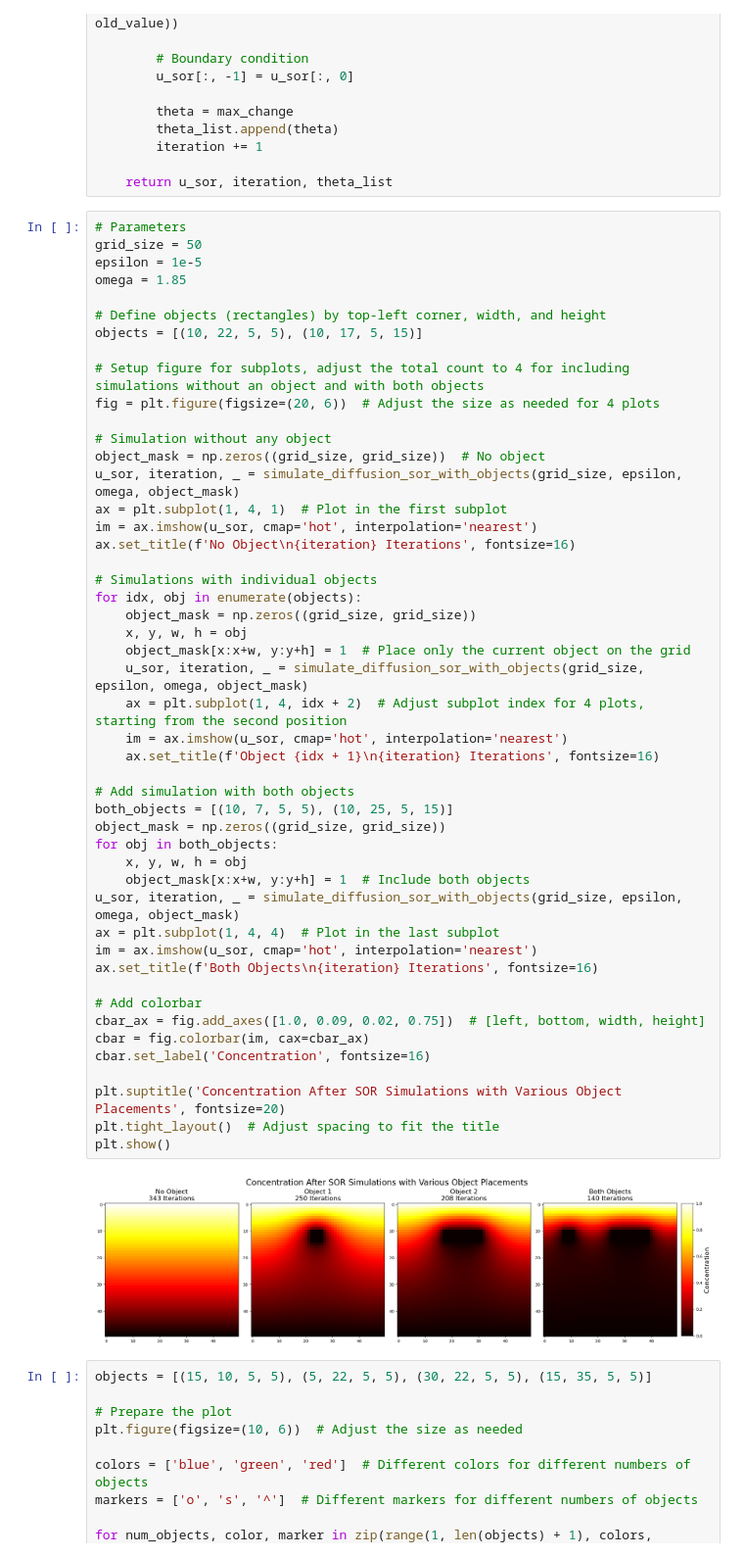
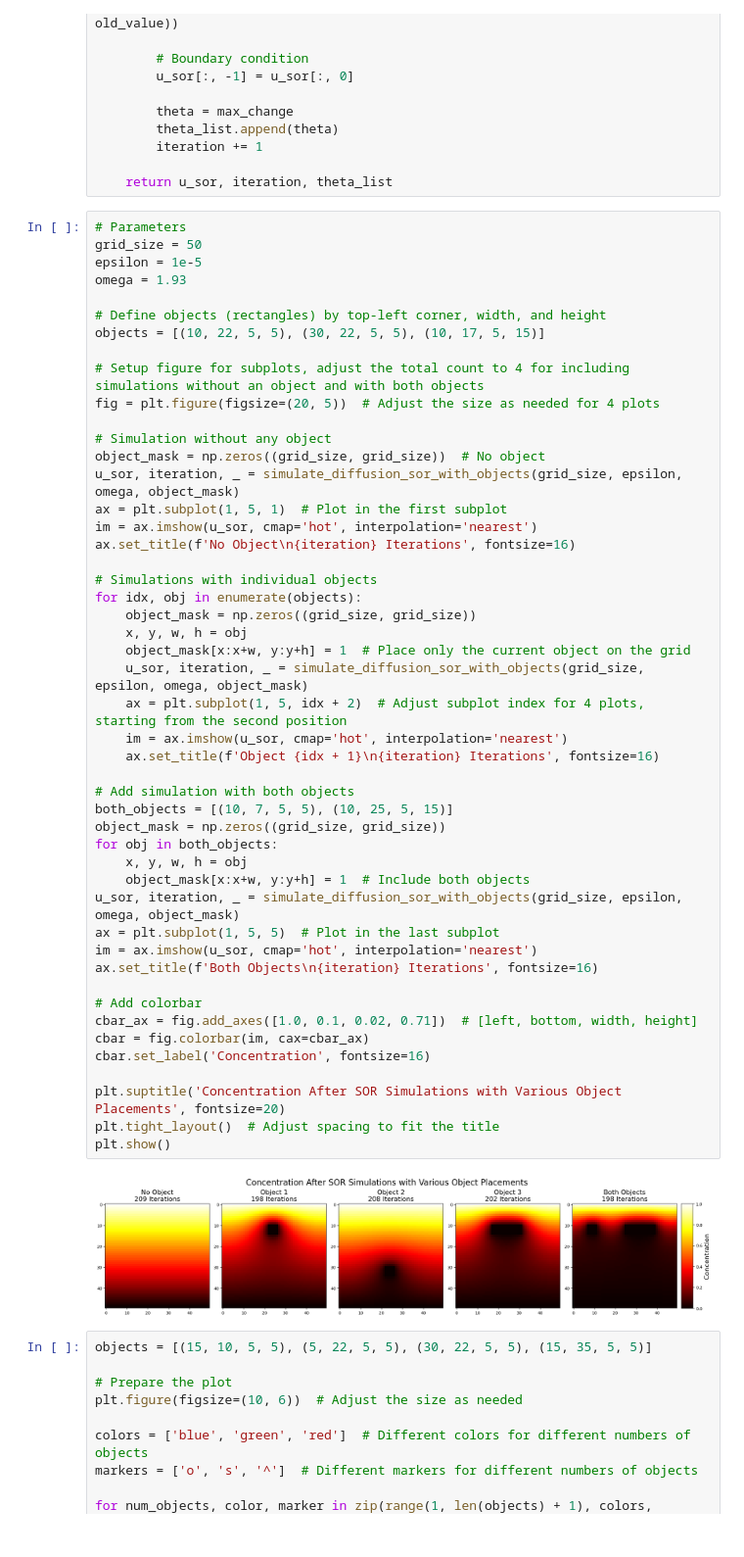
Before and after one commit to koenweverink/ScientificComputing, a Jupyter notebook: Set1.ipynb, the cells around one changed output. Shown at 98% size. Saved outputs shown, nothing was run; the diff lists cells and outputs as text.

Commit message:
fixing plots

```diff
--- a/Set1.ipynb
+++ b/Set1.ipynb
@@ -781,52 +781,52 @@ def simulate_diffusion_sor_with_objects(grid_size, epsilon, omega, object_mask):
 # Parameters
 grid_size = 50
 epsilon = 1e-5
-omega = 1.85
+omega = 1.93
 
 # Define objects (rectangles) by top-left corner, width, and height
-objects = [(10, 22, 5, 5), (10, 17, 5, 15)]
+objects = [(10, 22, 5, 5), (30, 22, 5, 5), (10, 17, 5, 15)]
 
 # Setup figure for subplots, adjust the total count to 4 for including simulations without an object and with both objects
-fig = plt.figure(figsize=(20, 6))  # Adjust the size as needed for 4 plots
+fig = plt.figure(figsize=(20, 5))  # Adjust the size as needed for 4 plots
 
 # Simulation without any object
 object_mask = np.zeros((grid_size, grid_size))  # No object
 u_sor, iteration, _ = simulate_diffusion_sor_with_objects(grid_size, epsilon, omega, object_mask)
-ax = plt.subplot(1, 4, 1)  # Plot in the first subplot
+ax = plt.subplot(1, 5, 1)  # Plot in the first subplot
 im = ax.imshow(u_sor, cmap='hot', interpolation='nearest')
 ax.set_title(f'No Object\n{iteration} Iterations', fontsize=16)
 
 # Simulations with individual objects
 for idx, obj in enumerate(objects):
     object_mask = np.zeros((grid_size, grid_size))
     x, y, w, h = obj
     object_mask[x:x+w, y:y+h] = 1  # Place only the current object on the grid
     u_sor, iteration, _ = simulate_diffusion_sor_with_objects(grid_size, epsilon, omega, object_mask)
-    ax = plt.subplot(1, 4, idx + 2)  # Adjust subplot index for 4 plots, starting from the second position
+    ax = plt.subplot(1, 5, idx + 2)  # Adjust subplot index for 4 plots, starting from the second position
     im = ax.imshow(u_sor, cmap='hot', interpolation='nearest')
     ax.set_title(f'Object {idx + 1}\n{iteration} Iterations', fontsize=16)
 
 # Add simulation with both objects
 both_objects = [(10, 7, 5, 5), (10, 25, 5, 15)]
 object_mask = np.zeros((grid_size, grid_size))
 for obj in both_objects:
     x, y, w, h = obj
     object_mask[x:x+w, y:y+h] = 1  # Include both objects
 u_sor, iteration, _ = simulate_diffusion_sor_with_objects(grid_size, epsilon, omega, object_mask)
-ax = plt.subplot(1, 4, 4)  # Plot in the last subplot
+ax = plt.subplot(1, 5, 5)  # Plot in the last subplot
 im = ax.imshow(u_sor, cmap='hot', interpolation='nearest')
 ax.set_title(f'Both Objects\n{iteration} Iterations', fontsize=16)
 
 # Add colorbar
-cbar_ax = fig.add_axes([1.0, 0.09, 0.02, 0.75])  # [left, bottom, width, height]
+cbar_ax = fig.add_axes([1.0, 0.1, 0.02, 0.71])  # [left, bottom, width, height]
 cbar = fig.colorbar(im, cax=cbar_ax)
 cbar.set_label('Concentration', fontsize=16)
 
 plt.suptitle('Concentration After SOR Simulations with Various Object Placements', fontsize=20)
 plt.tight_layout()  # Adjust spacing to fit the title
 plt.show()
 # %% [output]
-[figure, old version]
+[figure, new version]
 # %%
 objects = [(15, 10, 5, 5), (5, 22, 5, 5), (30, 22, 5, 5), (15, 35, 5, 5)]
 
```
Also changed, not shown: 3 other files.
